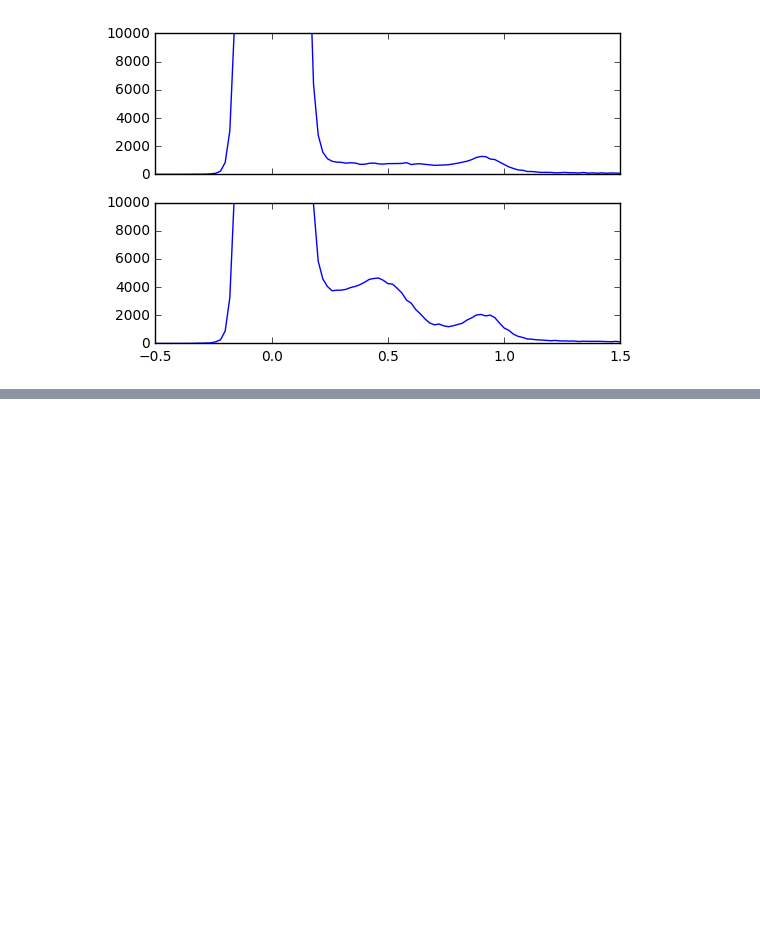
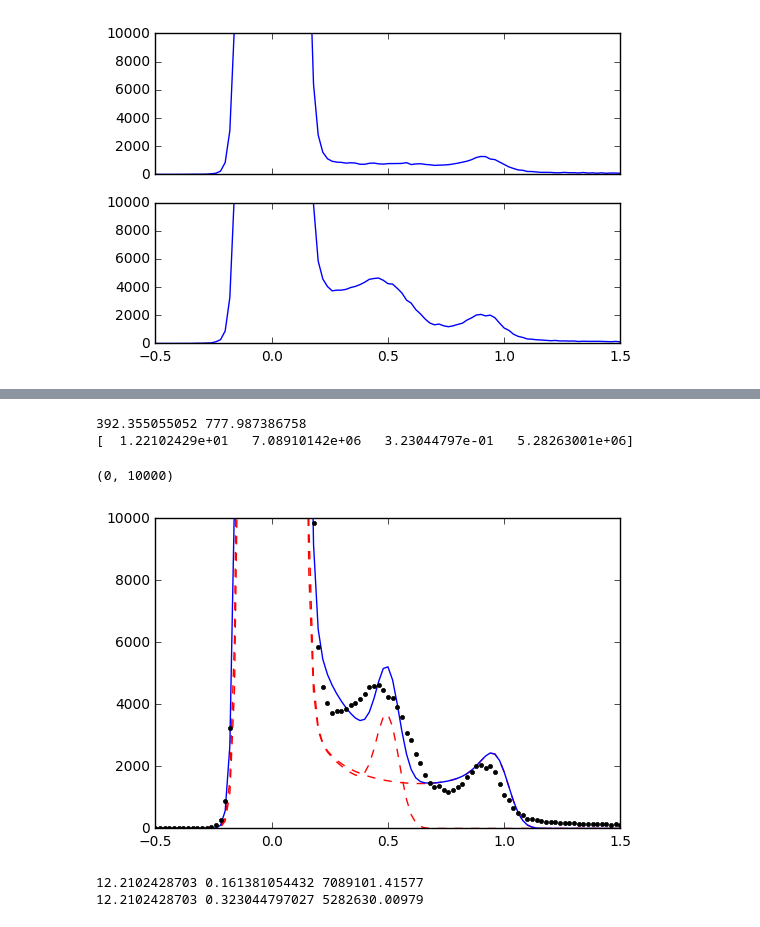
Before and after one commit to mhantke/siph, a Jupyter notebook: photon_splitting.ipynb, the cells around one changed output, grey strips where cells are left out. Saved outputs shown, nothing was run; the diff lists cells and outputs as text; code cells hidden in the pictures; blank space fills up the shorter version.

```diff
--- a/photon_splitting.ipynb
+++ b/photon_splitting.ipynb
@@ -99,0 +89,47 @@ ylim(0, 10000)
+# %%
+hist_I_1 = lambda L, nphotons: hist_I(sigma_fit, L, nphotons, noise_sigma=noise_sigma_fit,
+                                             nbins=nbins, photon_energy=1.0)[1]
+
+wl_N_Kalpha = 3.16E-9
+EeV_N_Kalpha = condor.source.Photon(wavelength=wl_N_Kalpha).get_energy_eV()
+EeV_photon = np.median(photon_energies_SLAC)
+print EeV_N_Kalpha, EeV_photon
+hist_I_N = lambda sigma, L, nphotons: hist_I(sigma, L, nphotons, noise_sigma=noise_sigma_fit,
+                                             nbins=nbins, photon_energy=EeV_N_Kalpha/EeV_photon)[1]
+
+H_sum = lambda L, nphotons1, sigmaN, nphotonsN: hist_I_1(abs(L), abs(nphotons1)) \
+                                                           + hist_I_N(abs(sigmaN), abs(L), abs(nphotonsN))
+func = lambda x: (H_N2 - H_sum(x[0], x[1], x[2], x[3]))/(H_N2 + H_sum(x[0], x[1], x[2], x[3]))
+x = scipy.optimize.leastsq(func, [L_fit, 1000., sigma_fit, 1000.])[0]
+x = abs(array(x))
+[L_fit2, nphotons1_fit, sigmaN_fit, nphotonsN_fit] = x
+print x
+# %% [output]
+392.355055052 777.987386758
+[  1.22102429e+01   7.08910142e+06   3.23044797e-01   5.28263001e+06]
+# %%
+I = linspace(-0.5, 1.5, nbins)
+L_guessed = L_fit2
+H_1 = hist_I_1(L_guessed, nphotons1_fit)
+H_N = hist_I_N(sigmaN_fit, L_guessed, nphotonsN_fit)
+
+#c1 = 1.8
+#cN = 3.2
+I = linspace(-0.5, 1.5, nbins)
+plot(I, H_1, "--", c='red')
+plot(I, H_N, "--", c='red')
+plot(I, H_1+H_N)
+plot(I, H_N2, ".", c="black")
+#plot(I[nbins/2:], func([c1_fit, cN_fit]))
+#plot(I[nbins/2:], func([1.8, 3.2]))
+#plot(I, H_sum(1.8, 3.2))
+ylim(0, 10000)
+# %% [output]
+(0, 10000)
+[figure, added]
+# %%
+print L_fit2, sigma_fit, nphotons1_fit
+print L_fit2, sigmaN_fit, nphotonsN_fit
+# %% [output]
+12.2102428703 0.161381054432 7089101.41577
+12.2102428703 0.323044797027 5282630.00979
```
Also changed, not shown: parts of 8 cells of this notebook, 1 other file.
